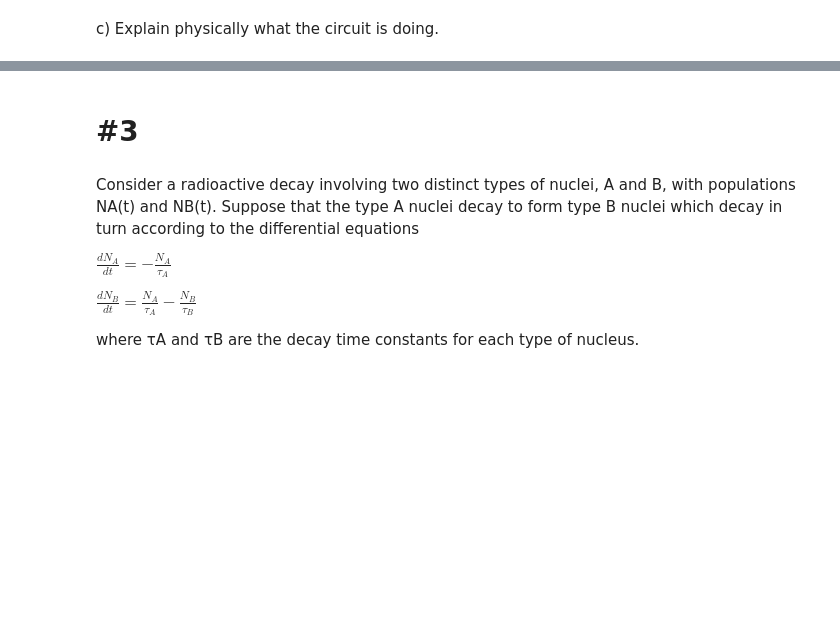
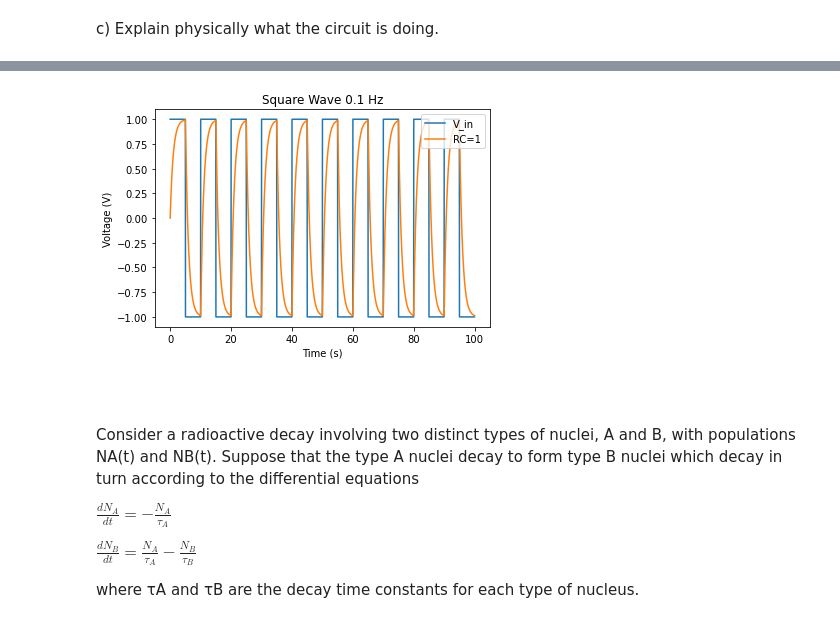
Before and after one commit to Tim-L-Zhao/Lectures, a Jupyter notebook: HW1.ipynb, the cells around one changed output, grey strips where cells are left out. Drawn from its saved outputs; the diff is of its cells as text; code cells hidden in the pictures; blank space fills up the shorter version.

```diff
--- a/HW1.ipynb
+++ b/HW1.ipynb
@@ -220,5 +271,25 @@ In a low-pass filter, the system reduces high frequency signal.
+# %%
+def square_signal(V_out, t, RC):
+    #V_in=np.sin(t)
+    V_in = signal.square(0.2 * np.pi * t)
+    return (V_in-V_out)/RC
+
+t=np.arange(0,100,0.01)
+x=signal.square(0.2*np.pi*t)
+plt.plot(t,x, label='V_in')
+
+T,RC1 = RK4(square_signal, 0, 100, 0.01, 0,[1])
+plt.plot(T,RC1,label='RC=1')
+
+plt.xlabel('Time (s)')
+plt.ylabel('Voltage (V)')
+plt.legend(loc='upper right')
+plt.title("Square Wave 0.1 Hz")
+plt.show()
+# %% [output]
+[figure, added]
 # %% [markdown]
-# #3
+#
 # %% [markdown]
 Consider a radioactive decay involving two distinct types of nuclei, A and B, with populations NA(t) and NB(t). Suppose that the type A nuclei decay to form type B nuclei which decay in turn according to the differential equations
 
```
Also changed, not shown: parts of 32 cells of this notebook, 1 other file.
